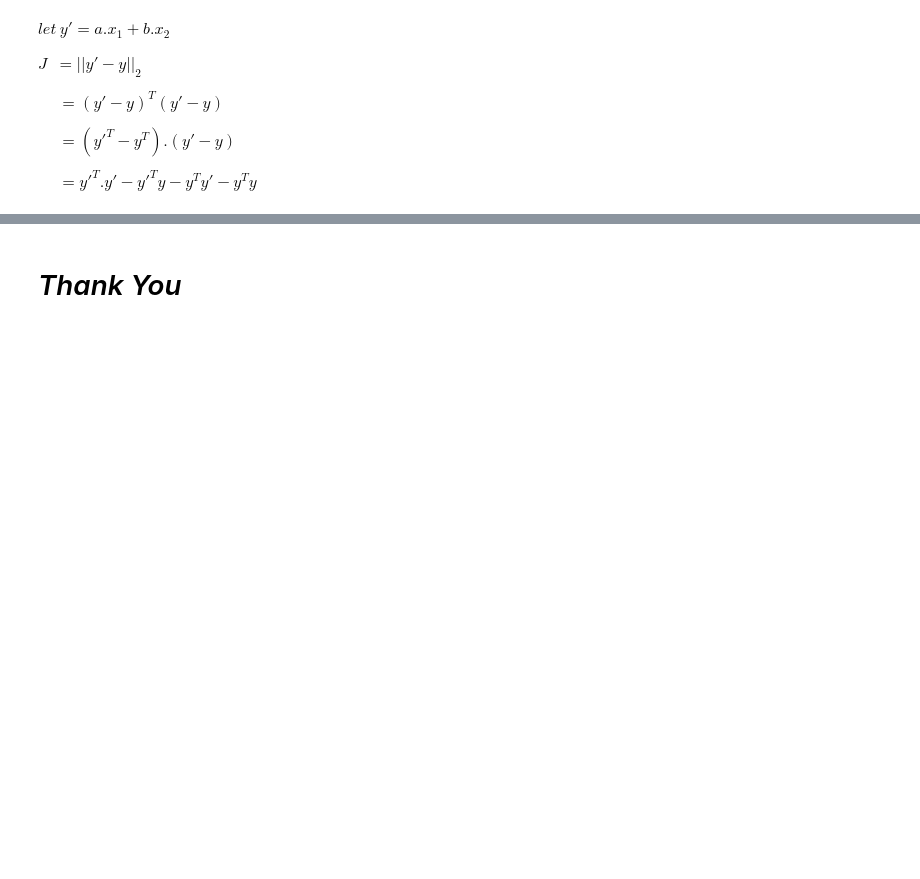
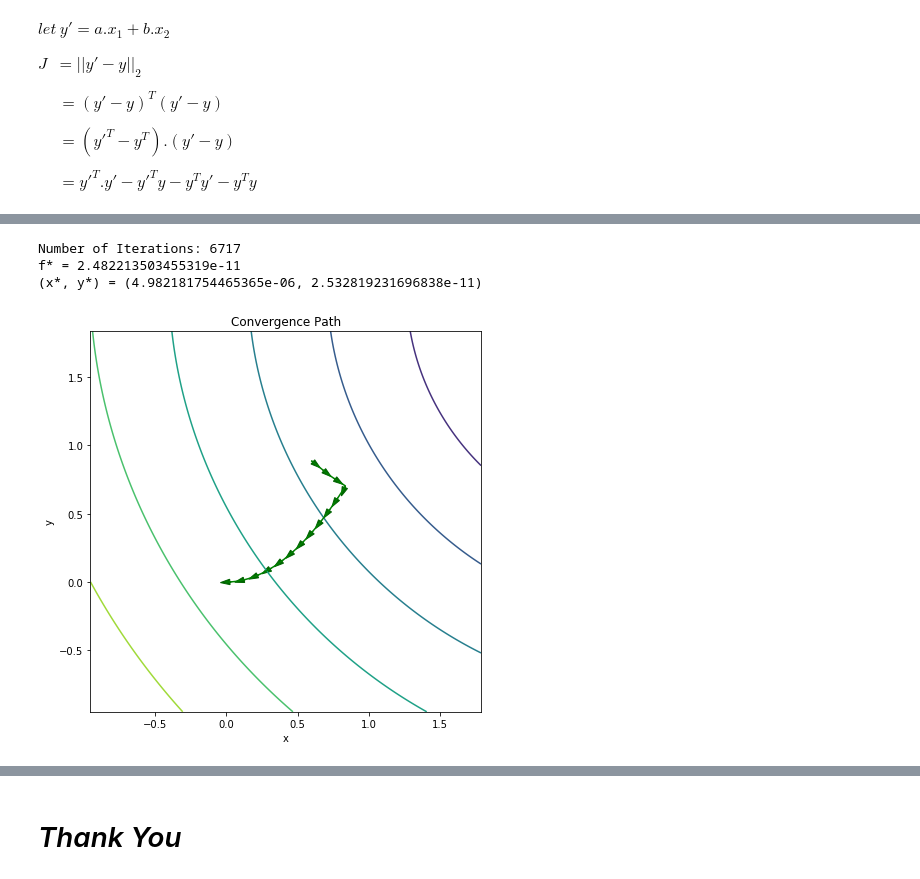
Before and after one commit to sayarghoshroy/Optimization_and_Learning, a Jupyter notebook: Optimization_Learning.ipynb, the cells around one changed output, grey strips where cells are left out. Drawn from its saved outputs; the diff is of its cells as text; code cells hidden in the pictures; blank space fills up the shorter version.

```diff
--- a/Optimization_Learning.ipynb
+++ b/Optimization_Learning.ipynb
@@ -270,0 +307,35 @@ b : 2.9998077963270195
+# %%
+def check_convergence(seq):
+    threshold = 1e-8
+    if len(seq) > 1 and np.abs(seq[-1][0] - seq[-2][0]) < threshold and np.abs(seq[-1][1] - seq[-2][1]) < threshold:
+        return True
+    return False
+# %%
+def plain_gradient_descent(f, grad_x, grad_y):
+    # f is the function to be minimized
+    # grad_x and grad_y are functions which accept (x, y)
+    # and return partial derivatives of f w.r.t x and y respectively
+
+    x = np.random.random()
+    y = np.random.random()
+    # initialized values
+
+    seq = [(x, y)] # sequence of x, y
+    MAX_ITER = 1e5
+    iteration = 0
+    eta = 1e-3
+
+    while iteration < MAX_ITER and check_convergence(seq) == False:
+        # update step
+        del_x = grad_x(x, y)
+        del_y = grad_y(x, y)
+        x = x - eta * del_x
+        y = y - eta * del_y
+
+        seq.append((x, y))
+        iteration += 1
+
+    print("Number of Iterations: " + str(iteration))
+    print("f* = " + str(f(x, y)))
+    print("(x*, y*) = " + "(" + str(seq[-1][0]) + ", " + str(seq[-1][1]) + ")")
+    return seq
@@ -270,0 +474,8 @@ b : 2.9998077963270195
+# %%
+seq_plain = plain_gradient_descent(lambda x, y: x ** 2 + 100 * ((y - x ** 2) ** 2),lambda x, y: (2 * x * (1 - 200 * (y - x ** 2))),  lambda x, y : (200 * (y - x ** 2)))
+make_convergence_plot(seq_plain, 'x', 'y')
+# %% [output]
+Number of Iterations: 6717
+f* = 2.482213503455319e-11
+(x*, y*) = (4.982181754465365e-06, 2.532819231696838e-11)
+[figure, added]
```
Also changed, not shown: parts of 48 cells of this notebook.
